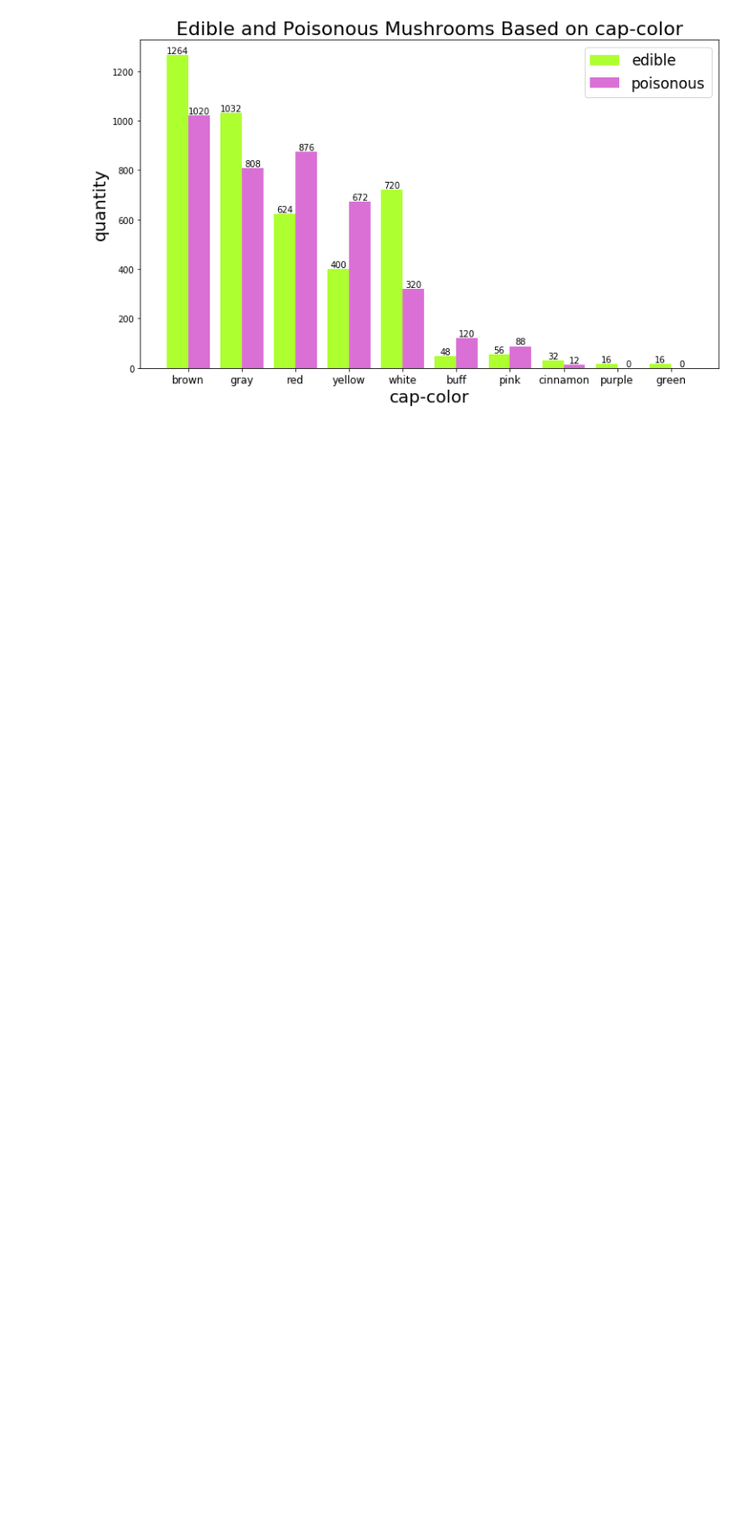
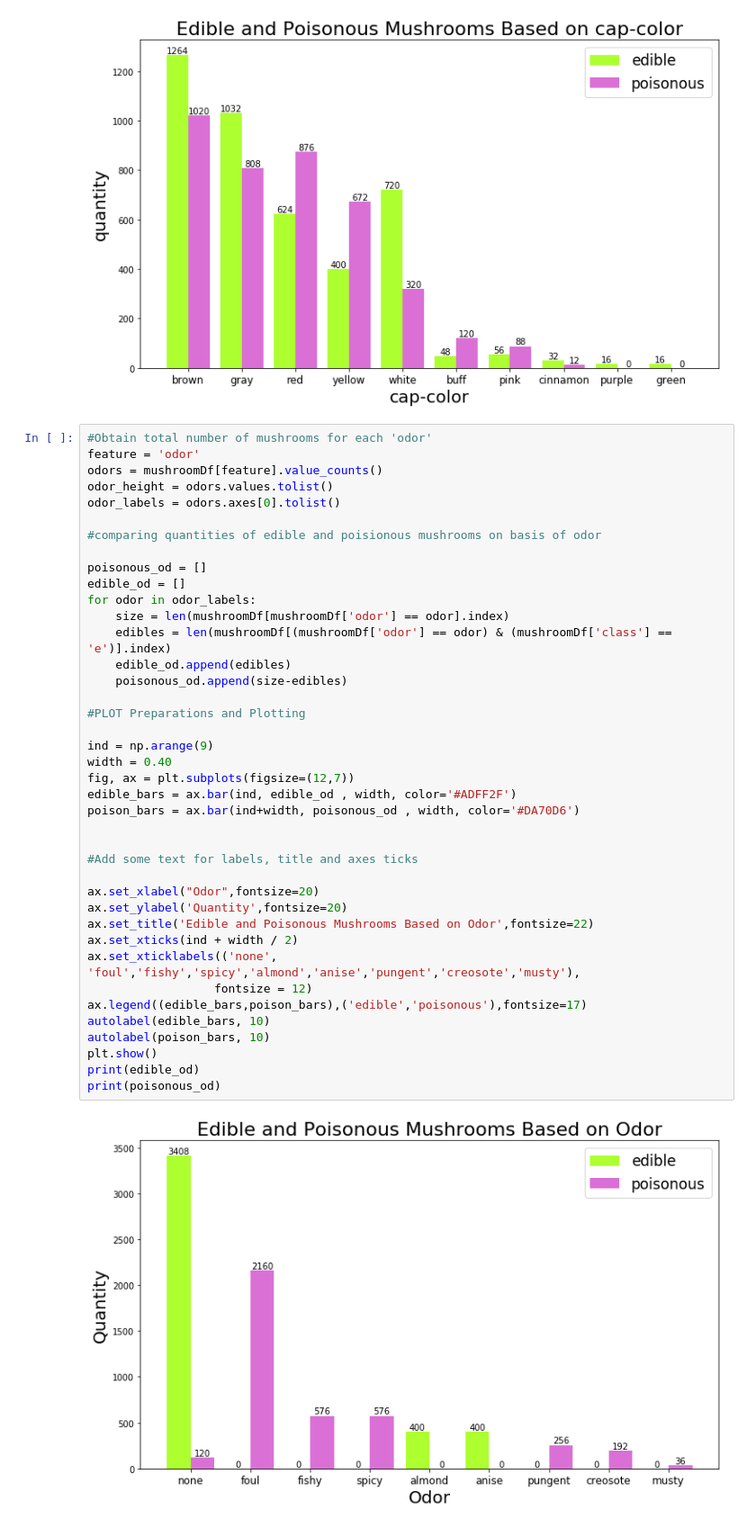
Before and after one commit to 582BandOfBrothers/Final, a Jupyter notebook: mushroom/Mushroom Edibility.ipynb, the cells around one changed output. Shown at 90% size. Drawn from its saved outputs; the diff is of its cells as text; blank space fills up the shorter version.

Commit message:
Compare quantities of edible & poisionous mushrooms based on odor

```diff
--- a/mushroom/Mushroom Edibility.ipynb
+++ b/mushroom/Mushroom Edibility.ipynb
@@ -159,3 +159,45 @@ autolabel(poison_bars, 10)
 plt.show()
 # %% [output]
 [figure]
+# %%
+#Obtain total number of mushrooms for each 'odor'
+feature = 'odor'
+odors = mushroomDf[feature].value_counts()
+odor_height = odors.values.tolist()
+odor_labels = odors.axes[0].tolist()
+
+#comparing quantities of edible and poisionous mushrooms on basis of odor
+
+poisonous_od = []
+edible_od = []
+for odor in odor_labels:
+    size = len(mushroomDf[mushroomDf['odor'] == odor].index)
+    edibles = len(mushroomDf[(mushroomDf['odor'] == odor) & (mushroomDf['class'] == 'e')].index)
+    edible_od.append(edibles)
+    poisonous_od.append(size-edibles)
+
+#PLOT Preparations and Plotting
+
+ind = np.arange(9)
+width = 0.40
+fig, ax = plt.subplots(figsize=(12,7))
+edible_bars = ax.bar(ind, edible_od , width, color='#ADFF2F')
+poison_bars = ax.bar(ind+width, poisonous_od , width, color='#DA70D6')
+
+
+#Add some text for labels, title and axes ticks
+
+ax.set_xlabel("Odor",fontsize=20)
+ax.set_ylabel('Quantity',fontsize=20)
+ax.set_title('Edible and Poisonous Mushrooms Based on Odor',fontsize=22)
+ax.set_xticks(ind + width / 2)
+ax.set_xticklabels(('none', 'foul','fishy','spicy','almond','anise','pungent','creosote','musty'),
+                  fontsize = 12)
+ax.legend((edible_bars,poison_bars),('edible','poisonous'),fontsize=17)
+autolabel(edible_bars, 10)
+autolabel(poison_bars, 10)
+plt.show()
+print(edible_od)
+print(poisonous_od)
+# %% [output]
+[figure, added]
```
Also changed, not shown: parts of 1 cell of this notebook.
